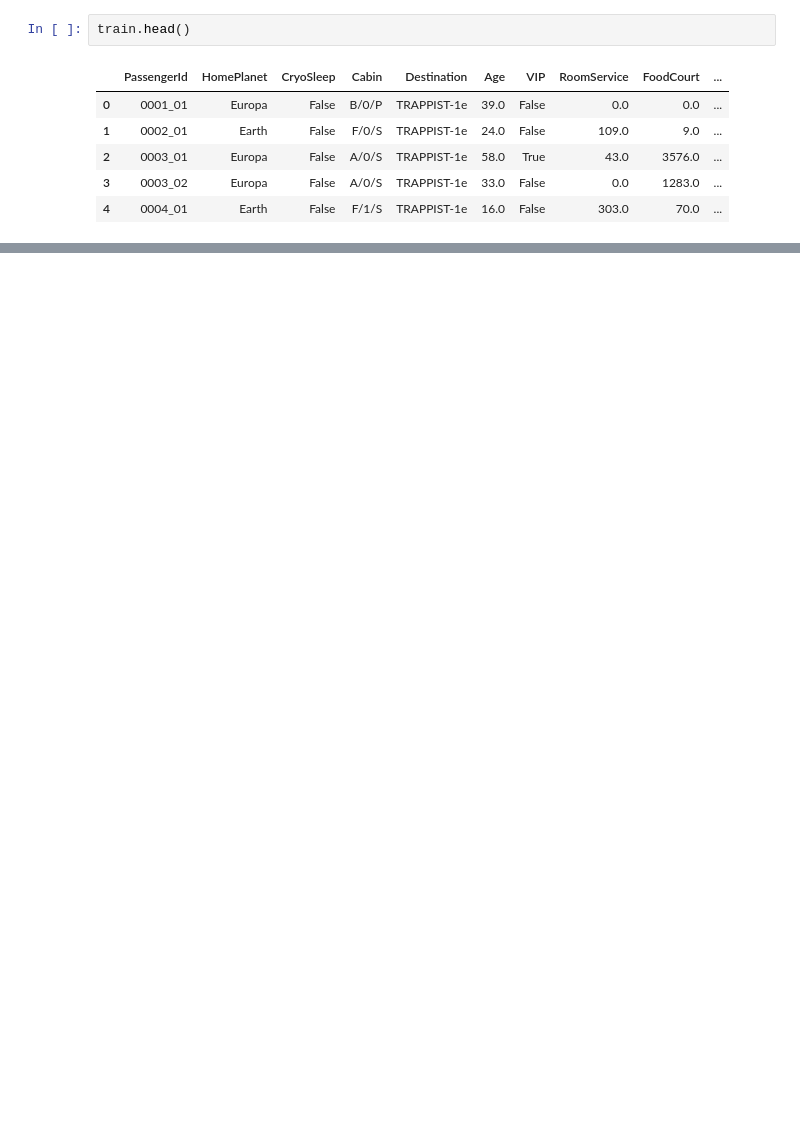
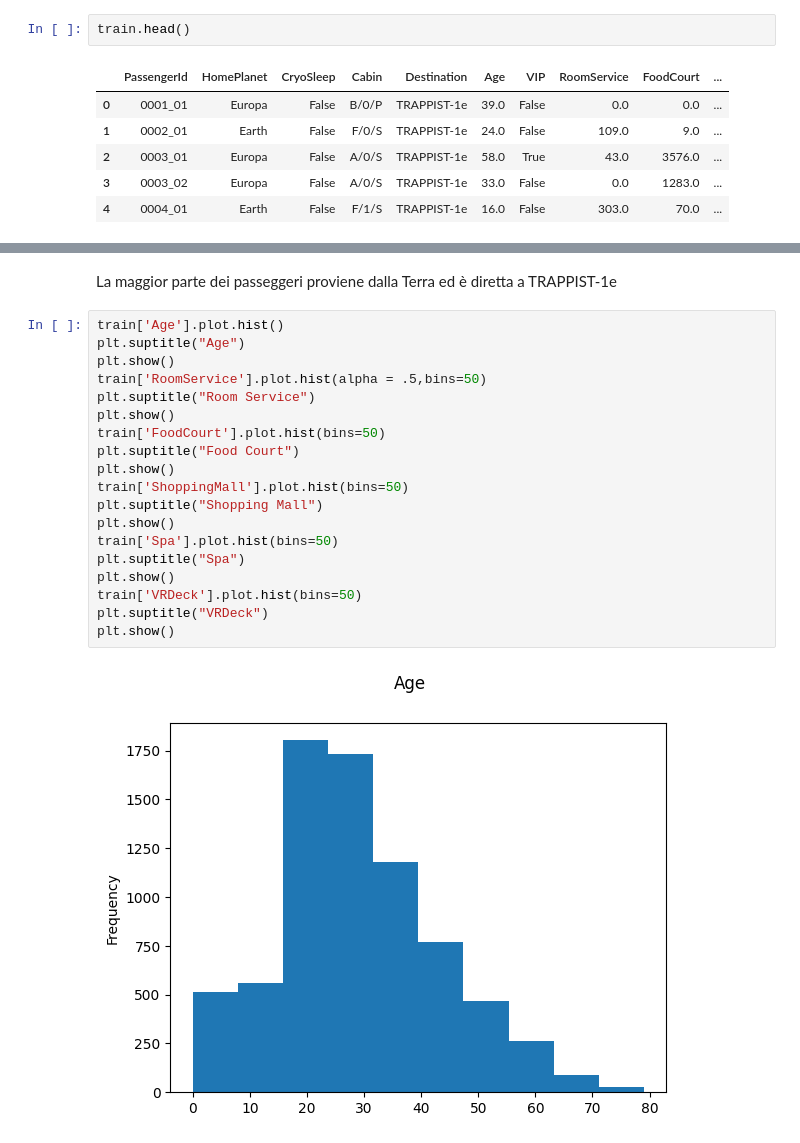
Before and after one commit to NickkGiannini/Kaggle_SpaceShipTitanic, a Jupyter notebook: spaceship-titanic.ipynb, the cells around one changed output, grey strips where cells are left out. Saved outputs shown, nothing was run; the diff lists cells and outputs as text; blank space fills up the shorter version.

```diff
--- a/spaceship-titanic.ipynb
+++ b/spaceship-titanic.ipynb
@@ -21,0 +147,23 @@ train.head()
+# %% [markdown]
+La maggior parte dei passeggeri proviene dalla Terra ed è diretta a TRAPPIST-1e
+# %%
+train['Age'].plot.hist()
+plt.suptitle("Age")
+plt.show()
+train['RoomService'].plot.hist(alpha = .5,bins=50)
+plt.suptitle("Room Service")
+plt.show()
+train['FoodCourt'].plot.hist(bins=50)
+plt.suptitle("Food Court")
+plt.show()
+train['ShoppingMall'].plot.hist(bins=50)
+plt.suptitle("Shopping Mall")
+plt.show()
+train['Spa'].plot.hist(bins=50)
+plt.suptitle("Spa")
+plt.show()
+train['VRDeck'].plot.hist(bins=50)
+plt.suptitle("VRDeck")
+plt.show()
+# %% [output]
+[figure, added]
```
Also changed, not shown: parts of 13 cells of this notebook.
